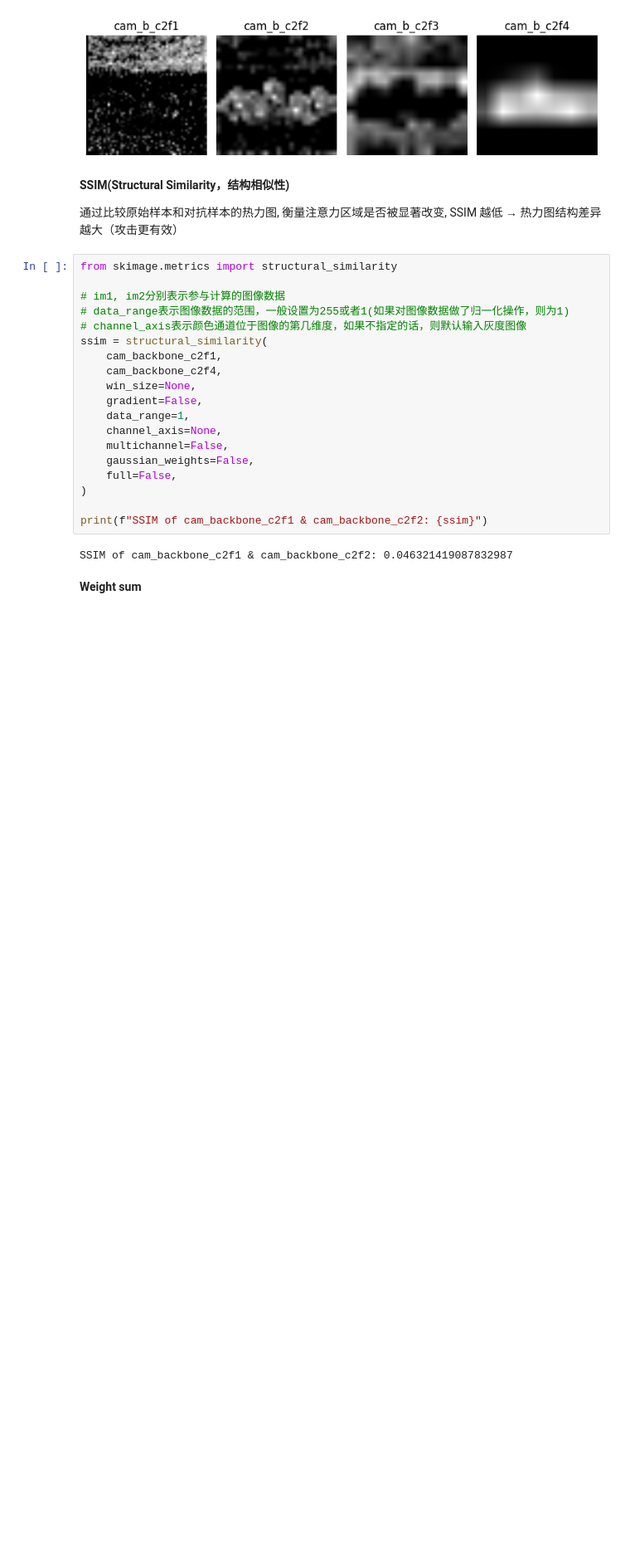
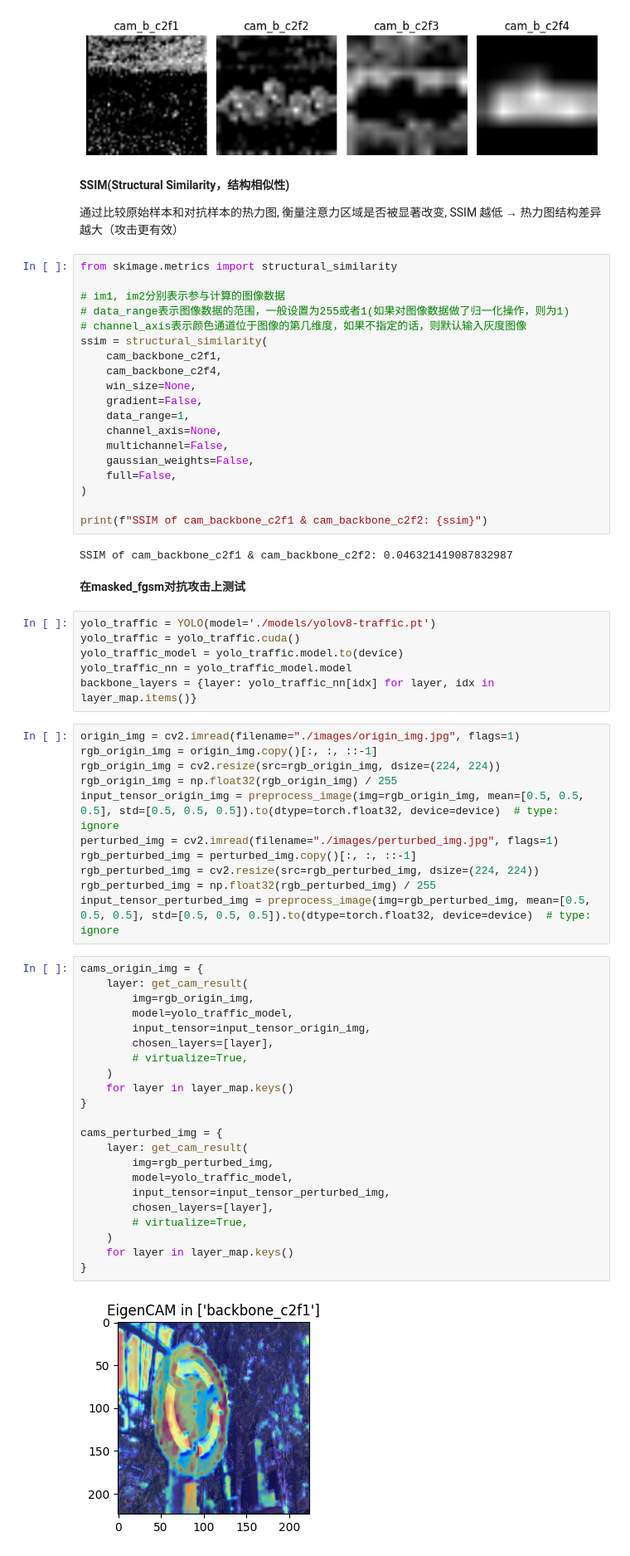
Before and after one commit to BlkMagicX/DyFilterAttack, a Jupyter notebook: EigenCAM.ipynb, the cells around one changed output. Shown at 83% size. Drawn from its saved outputs; the diff is of its cells as text; blank space fills up the shorter version.

Commit message:
Add Adversarial Example in Traffic Sense

```diff
--- a/EigenCAM.ipynb
+++ b/EigenCAM.ipynb
@@ -228,4 +231,45 @@ print(f"SSIM of cam_backbone_c2f1 & cam_backbone_c2f2: {ssim}")
 # %% [output]
 SSIM of cam_backbone_c2f1 & cam_backbone_c2f2: 0.046321419087832987
 # %% [markdown]
-**Weight sum**
+**在masked_fgsm对抗攻击上测试**
+# %%
+yolo_traffic = YOLO(model='./models/yolov8-traffic.pt')
+yolo_traffic = yolo_traffic.cuda()
+yolo_traffic_model = yolo_traffic.model.to(device)
+yolo_traffic_nn = yolo_traffic_model.model
+backbone_layers = {layer: yolo_traffic_nn[idx] for layer, idx in layer_map.items()}
+# %%
+origin_img = cv2.imread(filename="./images/origin_img.jpg", flags=1)
+rgb_origin_img = origin_img.copy()[:, :, ::-1]
+rgb_origin_img = cv2.resize(src=rgb_origin_img, dsize=(224, 224))
+rgb_origin_img = np.float32(rgb_origin_img) / 255
+input_tensor_origin_img = preprocess_image(img=rgb_origin_img, mean=[0.5, 0.5, 0.5], std=[0.5, 0.5, 0.5]).to(dtype=torch.float32, device=device)  # type: ignore
+perturbed_img = cv2.imread(filename="./images/perturbed_img.jpg", flags=1)
+rgb_perturbed_img = perturbed_img.copy()[:, :, ::-1]
+rgb_perturbed_img = cv2.resize(src=rgb_perturbed_img, dsize=(224, 224))
+rgb_perturbed_img = np.float32(rgb_perturbed_img) / 255
+input_tensor_perturbed_img = preprocess_image(img=rgb_perturbed_img, mean=[0.5, 0.5, 0.5], std=[0.5, 0.5, 0.5]).to(dtype=torch.float32, device=device)  # type: ignore
+# %%
+cams_origin_img = {
+    layer: get_cam_result(
+        img=rgb_origin_img,
+        model=yolo_traffic_model,
+        input_tensor=input_tensor_origin_img,
+        chosen_layers=[layer],
+        # virtualize=True,
+    )
+    for layer in layer_map.keys()
+}
+
+cams_perturbed_img = {
+    layer: get_cam_result(
+        img=rgb_perturbed_img,
+        model=yolo_traffic_model,
+        input_tensor=input_tensor_perturbed_img,
+        chosen_layers=[layer],
+        # virtualize=True,
+    )
+    for layer in layer_map.keys()
+}
+# %% [output]
+[figure, added]
```
Also changed, not shown: parts of 8 cells of this notebook, 3 other files.
